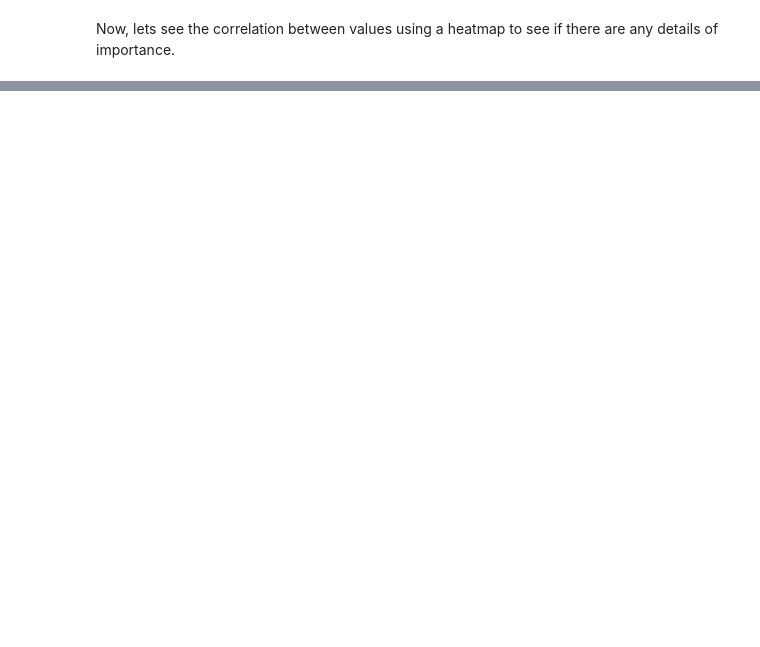
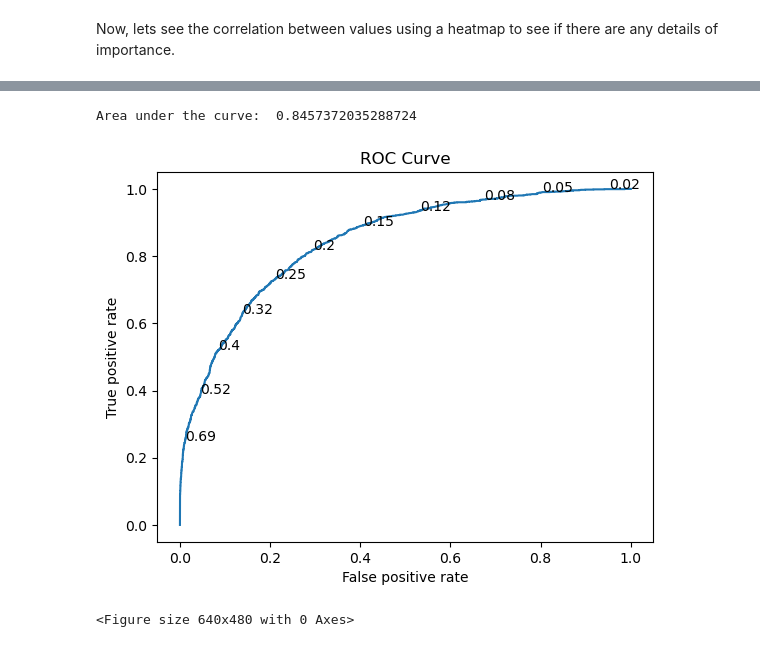
Before and after one commit to Joel-Milla/IncomeClassification, a Jupyter notebook: Income Classification.ipynb, the cells around one changed output, grey strips where cells are left out. Saved outputs shown, nothing was run; the diff lists cells and outputs as text; code cells hidden in the pictures; blank space fills up the shorter version.

```diff
--- a/Income Classification.ipynb
+++ b/Income Classification.ipynb
@@ -103,0 +212,20 @@ y = df['income']
+# %%
+fpr, tpr, thresholds = roc_curve(y_test, y_pred_proba)
+rouc_auc = roc_auc_score(y_test, y_pred_proba)
+
+print('Area under the curve: ', rouc_auc)
+
+plt.plot(fpr, tpr, linestyle='-')
+idx = list(range(len(fpr)))[100::200]
+for i in idx:
+    plt.text(fpr[i], tpr[i], thresholds[i].round(2))
+
+plt.xlabel('False positive rate')
+plt.ylabel('True positive rate')
+plt.title('ROC Curve')
+plt.show()
+plt.clf()
+# %% [output]
+Area under the curve:  0.8457372035288724
+[figure, added]
+<Figure size 640x480 with 0 Axes>
```
Also changed, not shown: parts of 16 cells of this notebook.
